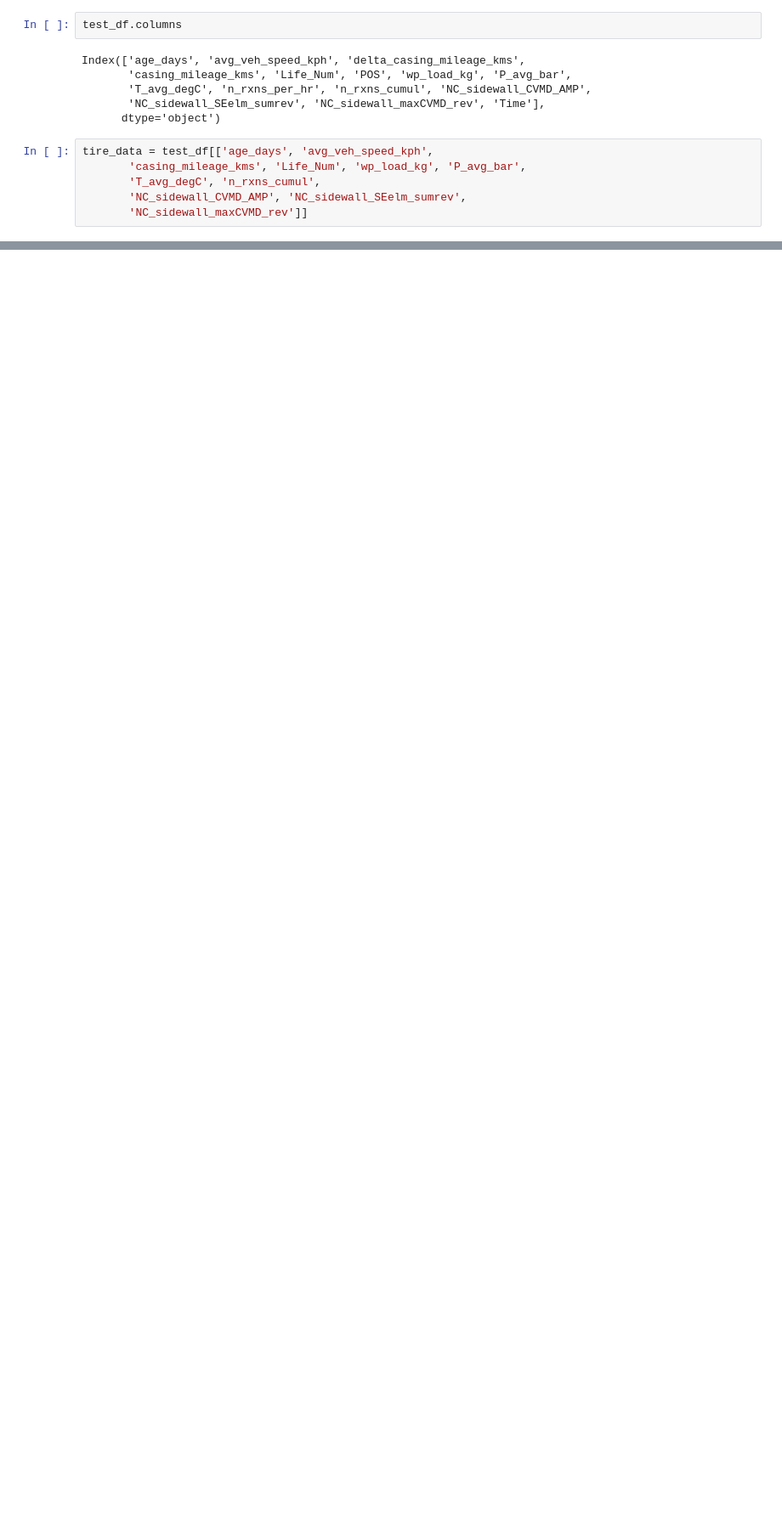
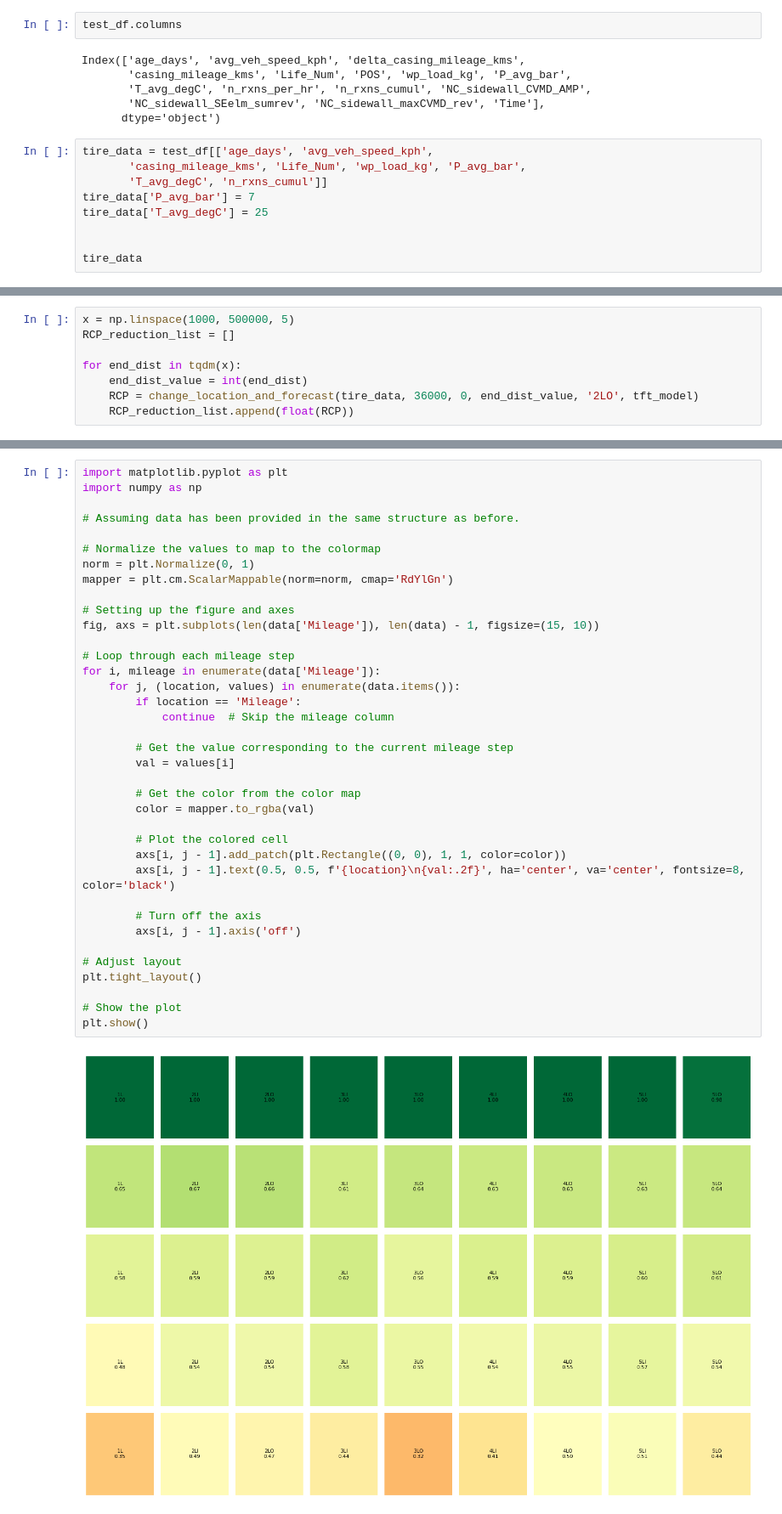
Before and after one commit to Vispikarkaria/Transformer-Based-Tire-Life-Digital-Twin, a Jupyter notebook: Tire_Life_Predictor_Transformer_Optimization.ipynb, the cells around one changed output, grey strips where cells are left out. Shown: that part at 85% size. Drawn from its saved outputs; the diff is of its cells as text; blank space fills up the shorter version.

```diff
--- a/Tire_Life_Predictor_Transformer_Optimization.ipynb
+++ b/Tire_Life_Predictor_Transformer_Optimization.ipynb
@@ -212,6 +249,9 @@ Index(['age_days', 'avg_veh_speed_kph', 'delta_casing_mileage_kms',
 # %%
 tire_data = test_df[['age_days', 'avg_veh_speed_kph',
        'casing_mileage_kms', 'Life_Num', 'wp_load_kg', 'P_avg_bar',
-       'T_avg_degC', 'n_rxns_cumul',
-       'NC_sidewall_CVMD_AMP', 'NC_sidewall_SEelm_sumrev',
-       'NC_sidewall_maxCVMD_rev']]
+       'T_avg_degC', 'n_rxns_cumul']]
+tire_data['P_avg_bar'] = 7
+tire_data['T_avg_degC'] = 25
+
+
+tire_data
@@ -267,0 +365,8 @@ plt.plot(tire_data_changed['casing_mileage_kms'], tire_data_changed['wp_load_kg'
+# %%
+x = np.linspace(1000, 500000, 5)
+RCP_reduction_list = []
+
+for end_dist in tqdm(x):
+    end_dist_value = int(end_dist)
+    RCP = change_location_and_forecast(tire_data, 36000, 0, end_dist_value, '2LO', tft_model)
+    RCP_reduction_list.append(float(RCP))
@@ -267,0 +461,39 @@ plt.plot(tire_data_changed['casing_mileage_kms'], tire_data_changed['wp_load_kg'
+# %%
+import matplotlib.pyplot as plt
+import numpy as np
+
+# Assuming data has been provided in the same structure as before.
+
+# Normalize the values to map to the colormap
+norm = plt.Normalize(0, 1)
+mapper = plt.cm.ScalarMappable(norm=norm, cmap='RdYlGn')
+
+# Setting up the figure and axes
+fig, axs = plt.subplots(len(data['Mileage']), len(data) - 1, figsize=(15, 10))
+
+# Loop through each mileage step
+for i, mileage in enumerate(data['Mileage']):
+    for j, (location, values) in enumerate(data.items()):
+        if location == 'Mileage':
+            continue  # Skip the mileage column
+
+        # Get the value corresponding to the current mileage step
+        val = values[i]
+
+        # Get the color from the color map
+        color = mapper.to_rgba(val)
+
+        # Plot the colored cell
+        axs[i, j - 1].add_patch(plt.Rectangle((0, 0), 1, 1, color=color))
+        axs[i, j - 1].text(0.5, 0.5, f'{location}\n{val:.2f}', ha='center', va='center', fontsize=8, color='black')
+
+        # Turn off the axis
+        axs[i, j - 1].axis('off')
+
+# Adjust layout
+plt.tight_layout()
+
+# Show the plot
+plt.show()
+# %% [output]
+[figure, added]
```
Also changed, not shown: parts of 23 cells of this notebook.
